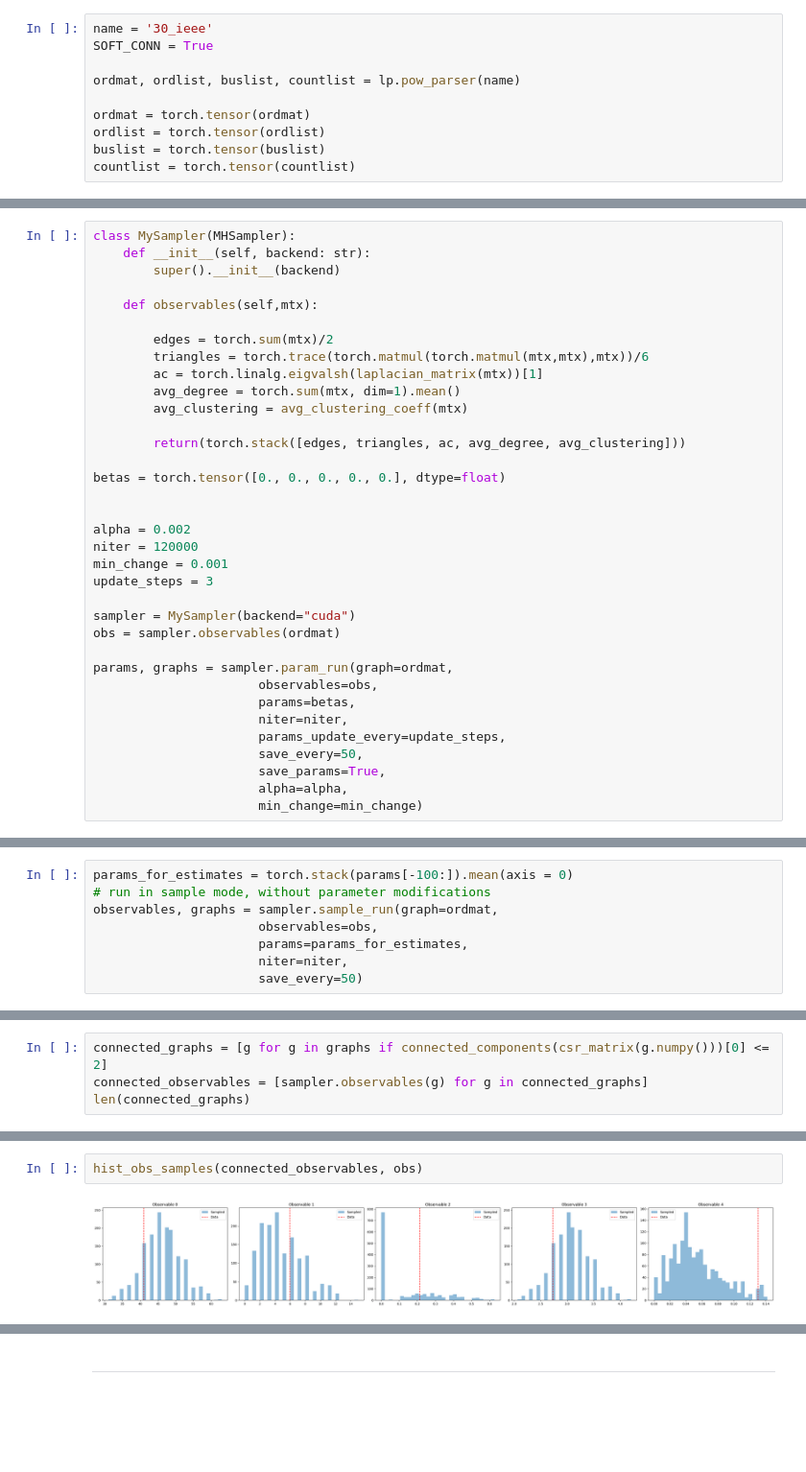
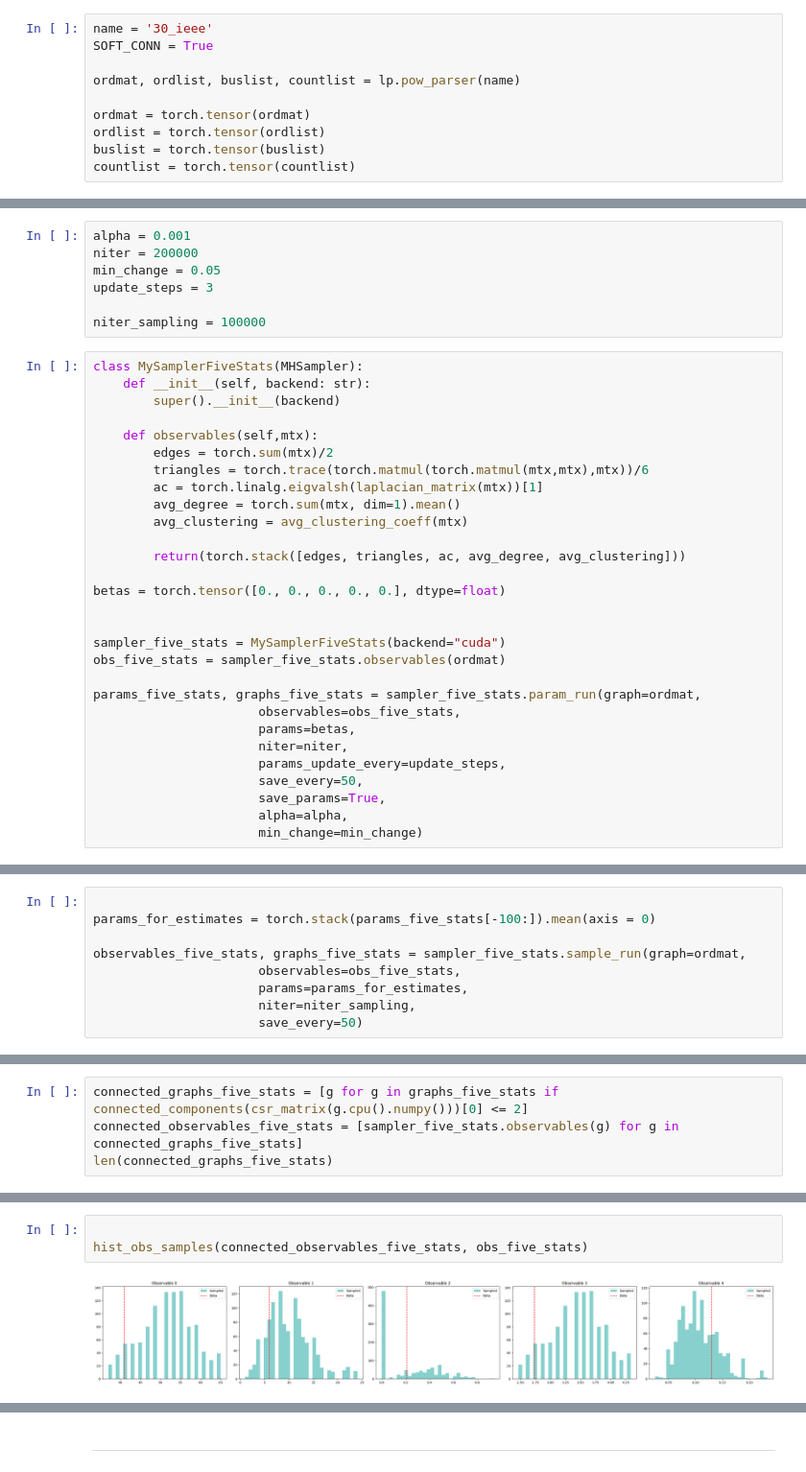
Before and after one commit to LorenzoTonet/torch_erg_experiments, a Jupyter notebook: IEEE_grids.ipynb, the cells around one changed output, grey strips where cells are left out. Shown at 96% size. Saved outputs shown, nothing was run; the diff lists cells and outputs as text; blank space fills up the shorter version.

```diff
--- a/IEEE_grids.ipynb
+++ b/IEEE_grids.ipynb
@@ -33,10 +33,16 @@ plot_graph(ordmat)
+# %%
+alpha = 0.001
+niter = 200000
+min_change = 0.05
+update_steps = 3
+
+niter_sampling = 100000
 # %%
-class MySampler(MHSampler):
+class MySamplerFiveStats(MHSampler):
     def __init__(self, backend: str):
         super().__init__(backend)
 
     def observables(self,mtx):
-
         edges = torch.sum(mtx)/2
         triangles = torch.trace(torch.matmul(torch.matmul(mtx,mtx),mtx))/6
         ac = torch.linalg.eigvalsh(laplacian_matrix(mtx))[1]
@@ -48,16 +54,11 @@ class MySampler(MHSampler):
 betas = torch.tensor([0., 0., 0., 0., 0.], dtype=float)
 
 
-alpha = 0.002
-niter = 120000
-min_change = 0.001
-update_steps = 3
+sampler_five_stats = MySamplerFiveStats(backend="cuda")
+obs_five_stats = sampler_five_stats.observables(ordmat)
 
-sampler = MySampler(backend="cuda")
-obs = sampler.observables(ordmat)
-
-params, graphs = sampler.param_run(graph=ordmat,
-                      observables=obs,
+params_five_stats, graphs_five_stats = sampler_five_stats.param_run(graph=ordmat,
+                      observables=obs_five_stats,
                       params=betas,
                       niter=niter,
                       params_update_every=update_steps,
@@ -77,9 +77,10 @@ plot_params_iterations(params)
 # %%
-params_for_estimates = torch.stack(params[-100:]).mean(axis = 0)
-# run in sample mode, without parameter modifications
-observables, graphs = sampler.sample_run(graph=ordmat,
-                      observables=obs,
+
+params_for_estimates = torch.stack(params_five_stats[-100:]).mean(axis = 0)
+
+observables_five_stats, graphs_five_stats = sampler_five_stats.sample_run(graph=ordmat,
+                      observables=obs_five_stats,
                       params=params_for_estimates,
-                      niter=niter,
+                      niter=niter_sampling,
                       save_every=50)
 # %% [output]
@@ -97,5 +98,5 @@ plot_graph(graphs[-1])
 # %%
-connected_graphs = [g for g in graphs if connected_components(csr_matrix(g.numpy()))[0] <= 2]
-connected_observables = [sampler.observables(g) for g in connected_graphs]
-len(connected_graphs)
+connected_graphs_five_stats = [g for g in graphs_five_stats if connected_components(csr_matrix(g.cpu().numpy()))[0] <= 2]
+connected_observables_five_stats = [sampler_five_stats.observables(g) for g in connected_graphs_five_stats]
+len(connected_graphs_five_stats)
 # %% [output]
@@ -103,4 +104,5 @@ len(connected_graphs)
 # %%
-hist_obs_samples(connected_observables, obs)
+
+hist_obs_samples(connected_observables_five_stats, obs_five_stats)
 # %% [output]
-[figure, old version]
+[figure, new version]
```
Also changed, not shown: parts of 15 cells of this notebook, 1 other file.
